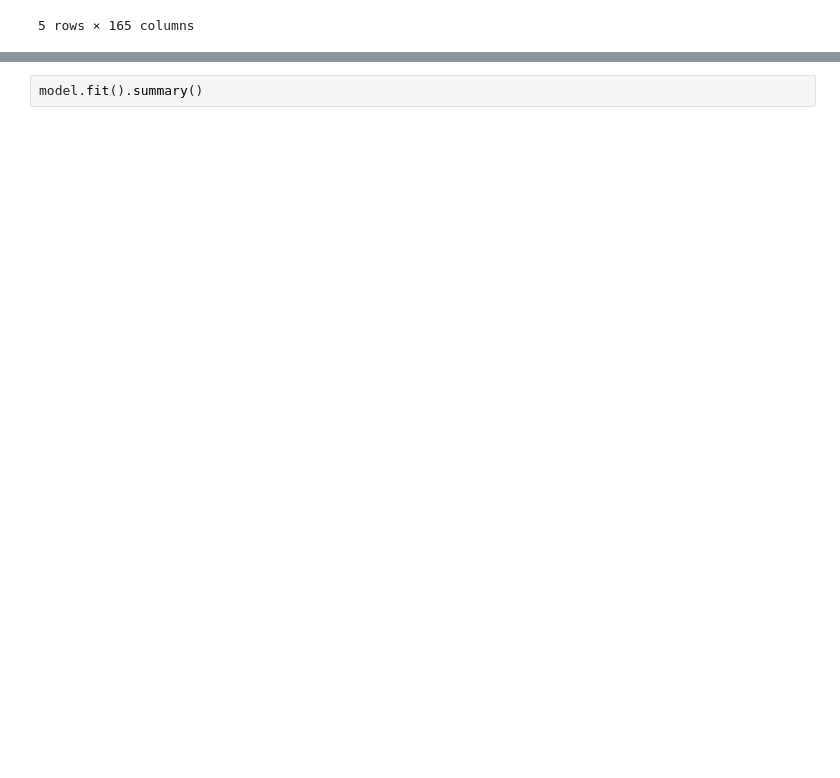
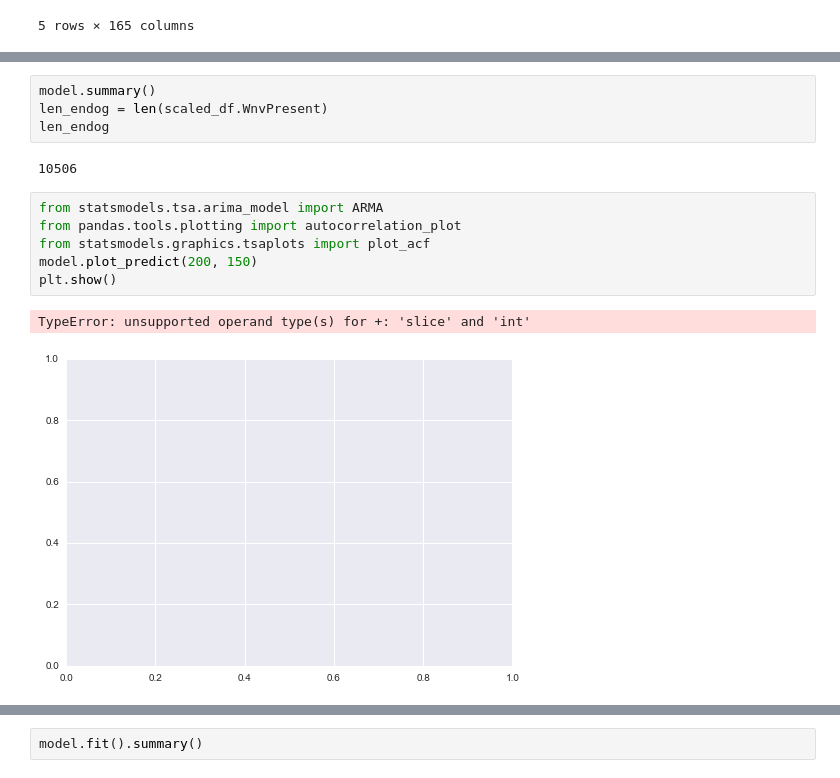
Before and after one commit to cl65610/west_nile, a Jupyter notebook: models/ARIMA.ipynb, the cells around one changed output, grey strips where cells are left out. Saved outputs shown, nothing was run; the diff lists cells and outputs as text; blank space fills up the shorter version.

```diff
--- a/models/ARIMA.ipynb
+++ b/models/ARIMA.ipynb
@@ -185,0 +184,15 @@ AttributeError: 'ARIMAResults' object has no attribute 'score'
+# %%
+model.summary()
+len_endog = len(scaled_df.WnvPresent)
+len_endog
+# %% [output]
+10506
+# %%
+from statsmodels.tsa.arima_model import ARMA
+from pandas.tools.plotting import autocorrelation_plot
+from statsmodels.graphics.tsaplots import plot_acf
+model.plot_predict(200, 150)
+plt.show()
+# %% [output]
+TypeError: unsupported operand type(s) for +: 'slice' and 'int'
+[figure, added]
```
Also changed, not shown: parts of 12 cells of this notebook, 1 other file.
